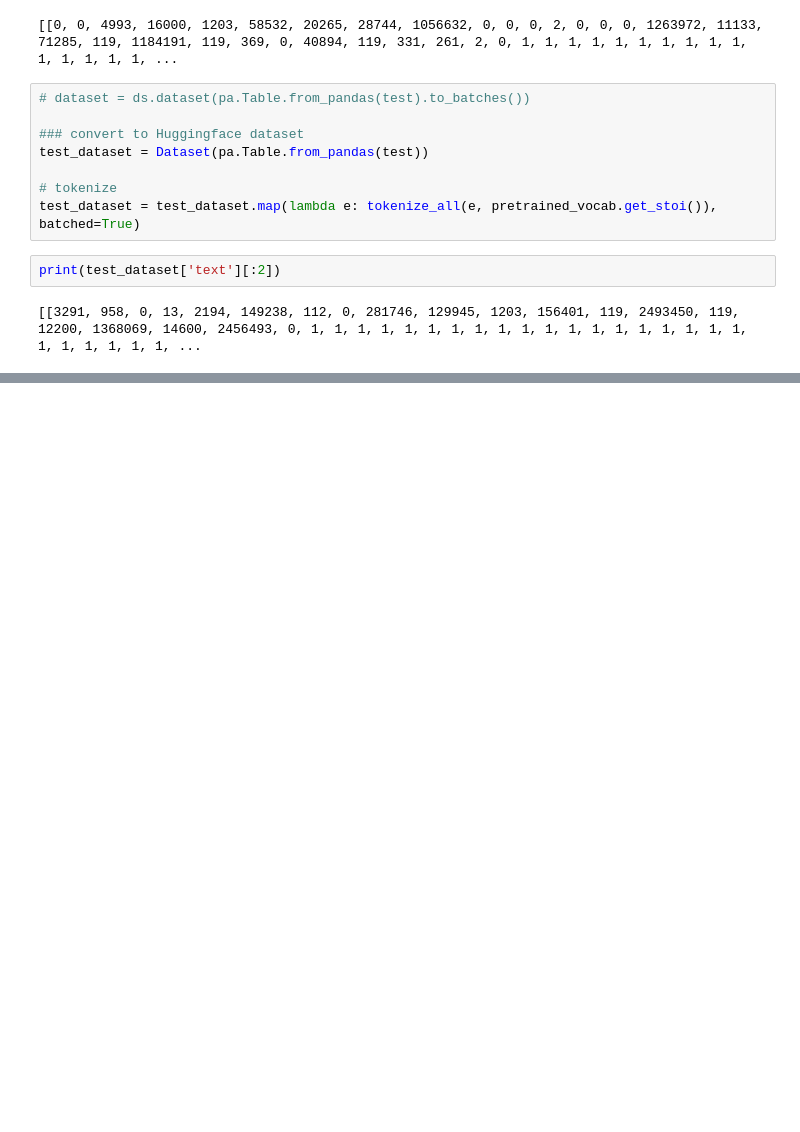
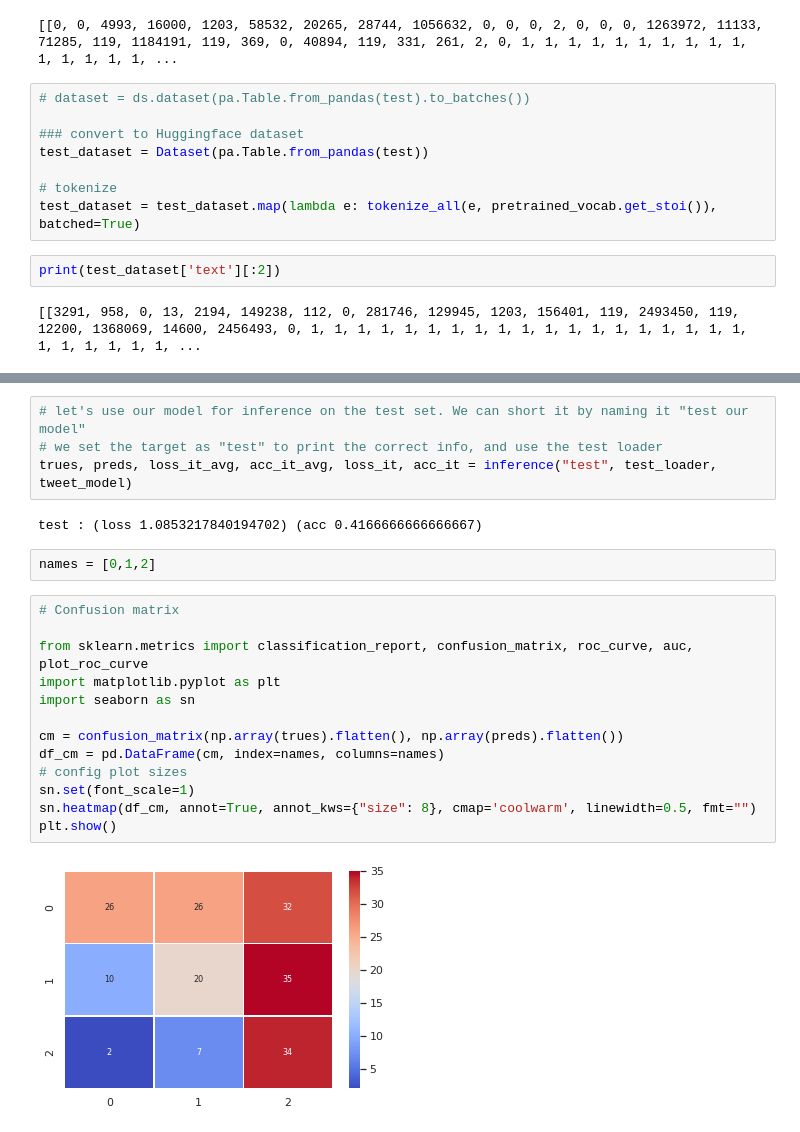
Before and after one commit to mthsansu/MLNLP, a Jupyter notebook: Baseline_using_paTable.ipynb, the cells around one changed output, grey strips where cells are left out. Saved outputs shown, nothing was run; the diff lists cells and outputs as text; blank space fills up the shorter version.

```diff
--- a/Baseline_using_paTable.ipynb
+++ b/Baseline_using_paTable.ipynb
@@ -107,0 +435,23 @@ print(test_dataset['text'][:2])
+# %%
+# let's use our model for inference on the test set. We can short it by naming it "test our model"
+# we set the target as "test" to print the correct info, and use the test loader
+trues, preds, loss_it_avg, acc_it_avg, loss_it, acc_it = inference("test", test_loader, tweet_model)
+# %% [output]
+test : (loss 1.0853217840194702) (acc 0.4166666666666667)
+# %%
+names = [0,1,2]
+# %%
+# Confusion matrix
+
+from sklearn.metrics import classification_report, confusion_matrix, roc_curve, auc, plot_roc_curve
+import matplotlib.pyplot as plt
+import seaborn as sn
+
+cm = confusion_matrix(np.array(trues).flatten(), np.array(preds).flatten())
+df_cm = pd.DataFrame(cm, index=names, columns=names)
+# config plot sizes
+sn.set(font_scale=1)
+sn.heatmap(df_cm, annot=True, annot_kws={"size": 8}, cmap='coolwarm', linewidth=0.5, fmt="")
+plt.show()
+# %% [output]
+[figure, added]
```
Also changed, not shown: parts of 17 cells of this notebook.
